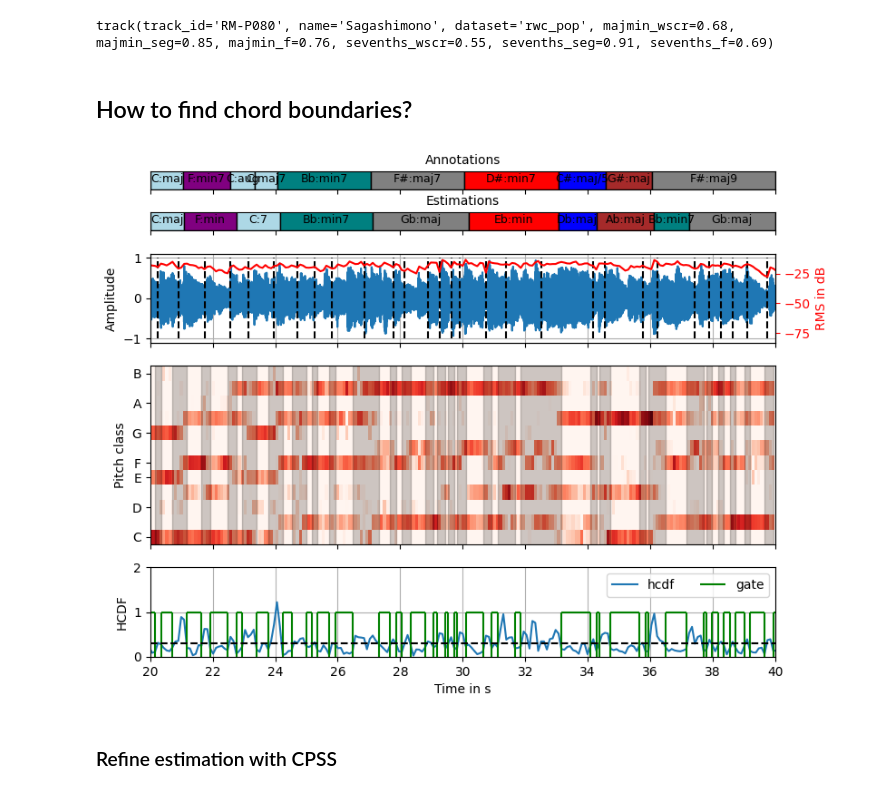
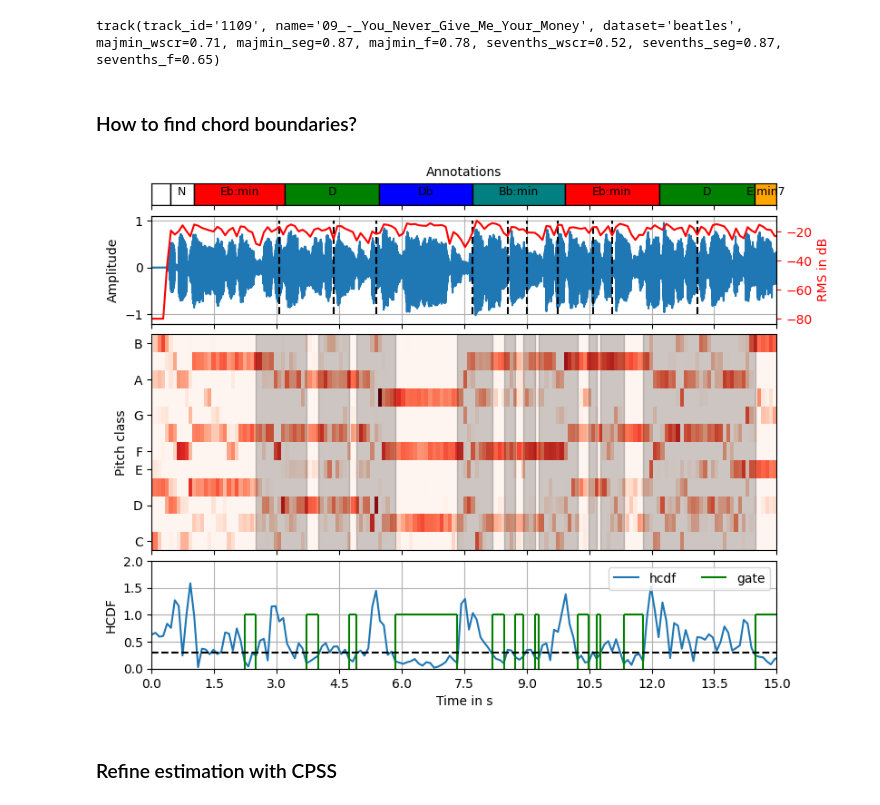
Before and after one commit to Maushax-jpg/chord-recognition, a Jupyter notebook: cpss.ipynb, the cells around one changed output. Cells and saved outputs as stored; diff of their text form; code cells hidden in the pictures.

```diff
--- a/cpss.ipynb
+++ b/cpss.ipynb
@@ -13,7 +1,15 @@ classifier = pitchspace.Classifier()
 # %%
+import features
+import numpy as np
+import utils
+import matplotlib.pyplot as plt
+import matplotlib.patches as patches
+import dataloader
+import pitchspace
+import visualization
 
-dset = "rwc_pop"
-track_id = "RM-P080"
+dset = "beatles"
+track_id = "1109"
 
 # RM-P002 , rwc_pop
 # -> shows that the threshold for the hcdf is a crucial parameter
@@ -25,23 +21,25 @@ track_id = "RM-P080"
 # RM-P035 -> chord change can be corrected with HCDF
 # 0301 Hard days night, 0607 Michelle, 0702 Eleanor Rigby
 
-dataset = dataloader.Dataloader(dset,"/home/max/ET-TI/Masterarbeit/chord-recognition/mirdata","drums")
-
+dataset = dataloader.Dataloader(dset,"/home/max/ET-TI/Masterarbeit/chord-recognition/mirdata","none")
+classifier = pitchspace.CPSS_Classifier(alphabet="sevenths")
 audiopath, annotationpath = dataset[track_id]
 sig = utils.loadAudiofile(audiopath)
 dcp = features.deepChroma(audiopath)
 gt = utils.loadChordAnnotations(annotationpath)
-chroma = features.crpChroma(sig,nCRP=33)
+chroma,pitchgram,pitchgram_cqt = features.crpChroma(sig,nCRP=33)
 t_audio = utils.timeVector(len(sig),hop_length=1,sr=22050)
 t_chroma = utils.timeVector(chroma.shape[1],hop_length=2048)
 
 ## load recognition result for track
+
+filepath = "/home/max/ET-TI/Masterarbeit/chord-recognition/results/pitchspace.hdf5"
 track_data,chromadata,ground_truth,est_majmin,est_sevenths = visualization.load_trackdata(filepath,track_id,dset)
 print(track_data)
 # %% [output]
-track(track_id='RM-P080', name='Sagashimono', dataset='rwc_pop', majmin_wscr=0.68, majmin_seg=0.85, majmin_f=0.76, sevenths_wscr=0.55, sevenths_seg=0.91, sevenths_f=0.69)
+track(track_id='1109', name='09_-_You_Never_Give_Me_Your_Money', dataset='beatles', majmin_wscr=0.71, majmin_seg=0.87, majmin_f=0.78, sevenths_wscr=0.52, sevenths_seg=0.87, sevenths_f=0.65)
 # %% [markdown]
-## How to find chord boundaries?
+### How to find chord boundaries?
 # %%
 import itertools
 
@@ -53,7 +51,7 @@ threshold = 0.3
 min_distance = 1
 gate = np.zeros_like(hcdf)
 gate[hcdf < threshold] = 1
-chroma_indices = []
+stable_regions = []
 start_index = 0
 
 for i, value in enumerate(gate):
@@ -63,18 +61,16 @@ for i, value in enumerate(gate):
     elif start_index is not None:
         # check if the interval is long enough
         if i - start_index > min_distance:
-            chroma_indices.append((start_index, i-1))
+            stable_regions.append((start_index, i-1))
         start_index = None
 # check if last index is still ongoing
 if start_index is not None:
-    chroma_indices.append((start_index, len(gate) - 1))
+    stable_regions.append((start_index, len(gate) - 1))
 
-time_interval = (20,40)
-fig,(ax0,ax00,ax1,ax2,ax3) = plt.subplots(5,1,height_ratios=(1,1,5,10,5),figsize=(8,6))
+time_interval = (0,15)
+fig,(ax0,ax1,ax2,ax3) = plt.subplots(4,1,height_ratios=(1,5,10,5),figsize=(8,6))
 utils.plotChordAnnotations(ax0,gt[0],gt[1],time_interval)
 ax0.set_title('Annotations',fontsize=10)
-utils.plotChordAnnotations(ax00,est_sevenths[0],est_sevenths[1],time_interval)
-ax00.set_title('Estimations',fontsize=10)
 ax1.plot(t_audio,sig)
 ax1.set_ylabel("Amplitude")
 ax1.grid("on")
@@ -84,39 +80,38 @@ ax12.set_ylabel("RMS in dB", color='red')
 ax12.tick_params('y', colors='red')
 utils.plotChromagram(ax2,t_chroma,chroma,time_interval)
 ax3.plot(t_chroma,hcdf)
-for x,y in itertools.pairwise(chroma_indices):
+for x,y in itertools.pairwise(stable_regions):
     x_i0,x_i1 = x
     y_i0,y_i1 = y
     chord_change_index = (x_i1 + y_i0) // 2     # chord change in between stable regions
     ax1.vlines(t_chroma[chord_change_index],-1,1,'k',linestyle="--")
     rect = patches.Rectangle((t_chroma[x_i1],-0.5),t_chroma[y_i0] - t_chroma[x_i1],12,facecolor="k",alpha=0.1,edgecolor="k")
     ax2.add_patch(rect)
     ax2.add_artist(rect)
-for indices in chroma_indices:
+for indices in stable_regions:
     ax3.hlines(1,t_chroma[indices[0]],t_chroma[indices[1]],'green')
     ax3.vlines([t_chroma[indices[0]],t_chroma[indices[1]]],[0,0],[1,1],'green')
 ax3.hlines(threshold,time_interval[0],time_interval[1],'k',linestyle="--")
 
 ax3.set_ylabel("HCDF")
 ax3.set_ylim(0,2)
 ax3.set_xlim(time_interval)
 ax3.grid("on")
 xticks = np.linspace(time_interval[0],time_interval[1],num=11)
 ax3.set_xticks(xticks)
 ax3.set_xlabel("Time in s")
 ax3.legend(["hcdf","gate"],loc=1,ncols=2)
-for ax in (ax0,ax00):
-    ax.set_yticks([])
-for ax in (ax0,ax00,ax1,ax2):
+ax0.set_yticks([])
+for ax in (ax0,ax1,ax2):
     ax.set_xlim(time_interval)
     ax.set_xticks(xticks)
     ax.set_xticklabels([])
     ax.set_xlabel("")
 
 fig.tight_layout(pad=0.1)
 # fig.savefig("/home/max/ET-TI/Masterarbeit/latex/figures/refined_harmonic_change.png")
 # %% [output]
-[figure, old version]
+[figure, new version]
 # %% [markdown]
 ### Refine estimation with CPSS
 # %% [markdown]
```
Also changed, not shown: parts of 10 cells of this notebook, 7 other files.
